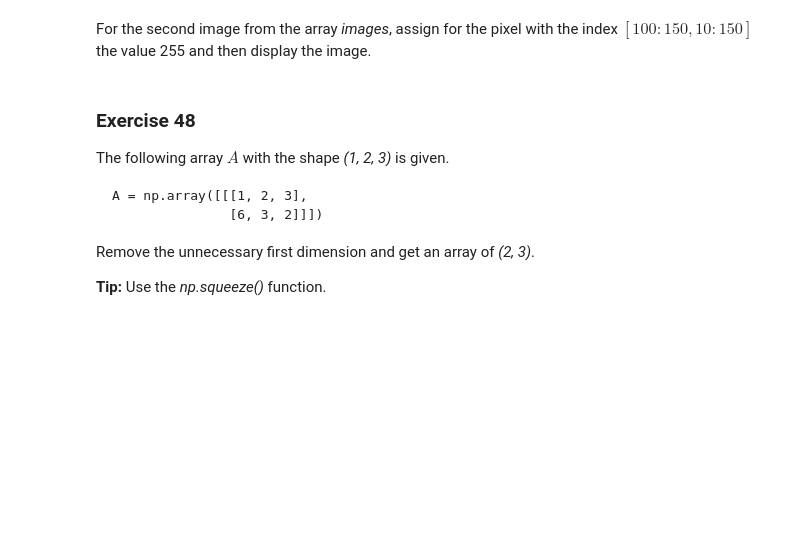
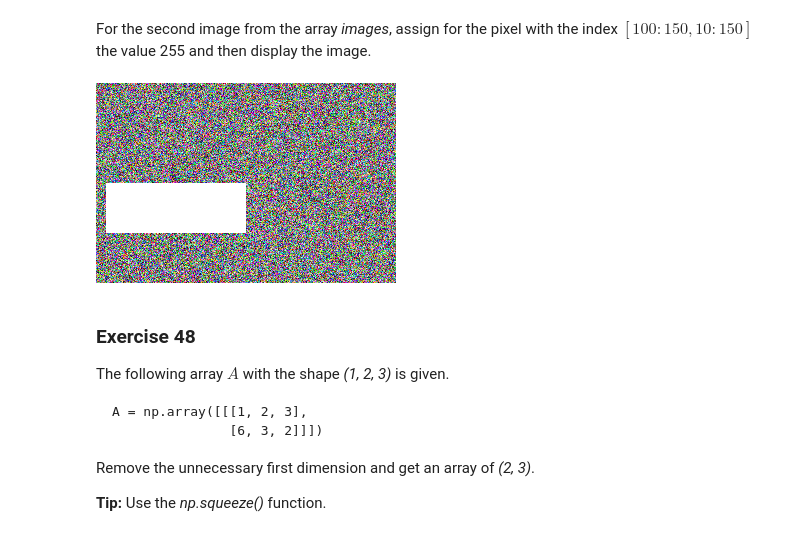
Before and after one commit to Olamyyde/test-colab, a Jupyter notebook: 041_050_exercises.ipynb, the cells around one changed output. Drawn from its saved outputs; the diff is of its cells as text; code cells hidden in the pictures; blank space fills up the shorter version.

```diff
--- a/041_050_exercises.ipynb
+++ b/041_050_exercises.ipynb
@@ -189,3 +196,9 @@ For the second image from the array _images_, assign for the pixel with the inde
+# %%
+# enter solution here
+images[1][100:150, 10:150] = 255
+cv2_imshow(images[1])
+# %% [output]
+[figure, added]
 # %% [markdown]
 ### <a name='8'></a> Exercise 48
 The following array $ A $ with the shape _(1, 2, 3)_ is given.
```
Also changed, not shown: parts of 14 cells of this notebook.
